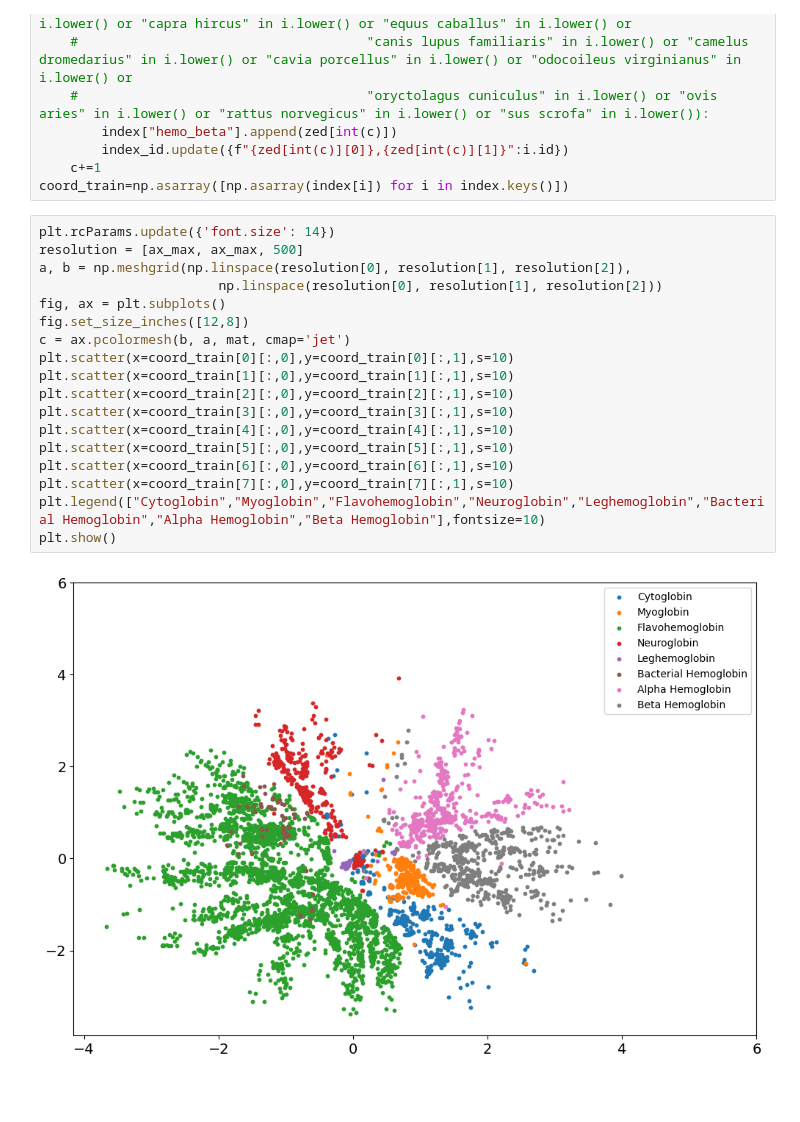
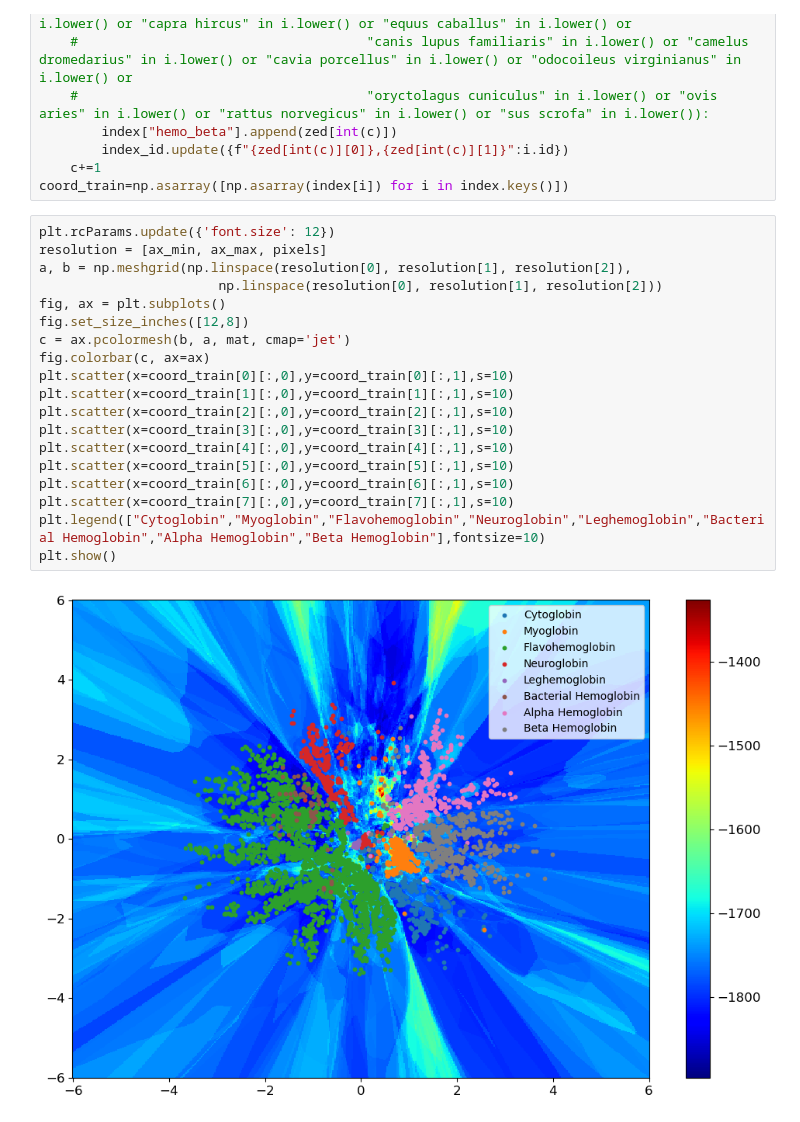
Before and after one commit to PotoyanGroup/3Di-DCA-Landscape, a Jupyter notebook: Analysis.ipynb, the cells around one changed output. Drawn from its saved outputs; the diff is of its cells as text; blank space fills up the shorter version.

```diff
--- a/Analysis.ipynb
+++ b/Analysis.ipynb
@@ -167,22 +167,23 @@ for i in list(SeqIO.parse("globin/new_generated.fasta", "fasta")):
     c+=1
 coord_train=np.asarray([np.asarray(index[i]) for i in index.keys()])
 # %%
-plt.rcParams.update({'font.size': 14})
-resolution = [ax_max, ax_max, 500]
+plt.rcParams.update({'font.size': 12})
+resolution = [ax_min, ax_max, pixels]
 a, b = np.meshgrid(np.linspace(resolution[0], resolution[1], resolution[2]),
                        np.linspace(resolution[0], resolution[1], resolution[2]))
 fig, ax = plt.subplots()
 fig.set_size_inches([12,8])
 c = ax.pcolormesh(b, a, mat, cmap='jet')
+fig.colorbar(c, ax=ax)
 plt.scatter(x=coord_train[0][:,0],y=coord_train[0][:,1],s=10)
 plt.scatter(x=coord_train[1][:,0],y=coord_train[1][:,1],s=10)
 plt.scatter(x=coord_train[2][:,0],y=coord_train[2][:,1],s=10)
 plt.scatter(x=coord_train[3][:,0],y=coord_train[3][:,1],s=10)
 plt.scatter(x=coord_train[4][:,0],y=coord_train[4][:,1],s=10)
 plt.scatter(x=coord_train[5][:,0],y=coord_train[5][:,1],s=10)
 plt.scatter(x=coord_train[6][:,0],y=coord_train[6][:,1],s=10)
 plt.scatter(x=coord_train[7][:,0],y=coord_train[7][:,1],s=10)
 plt.legend(["Cytoglobin","Myoglobin","Flavohemoglobin","Neuroglobin","Leghemoglobin","Bacterial Hemoglobin","Alpha Hemoglobin","Beta Hemoglobin"],fontsize=10)
 plt.show()
 # %% [output]
-[figure, old version]
+[figure, new version]
```
Also changed, not shown: parts of 3 cells of this notebook.
